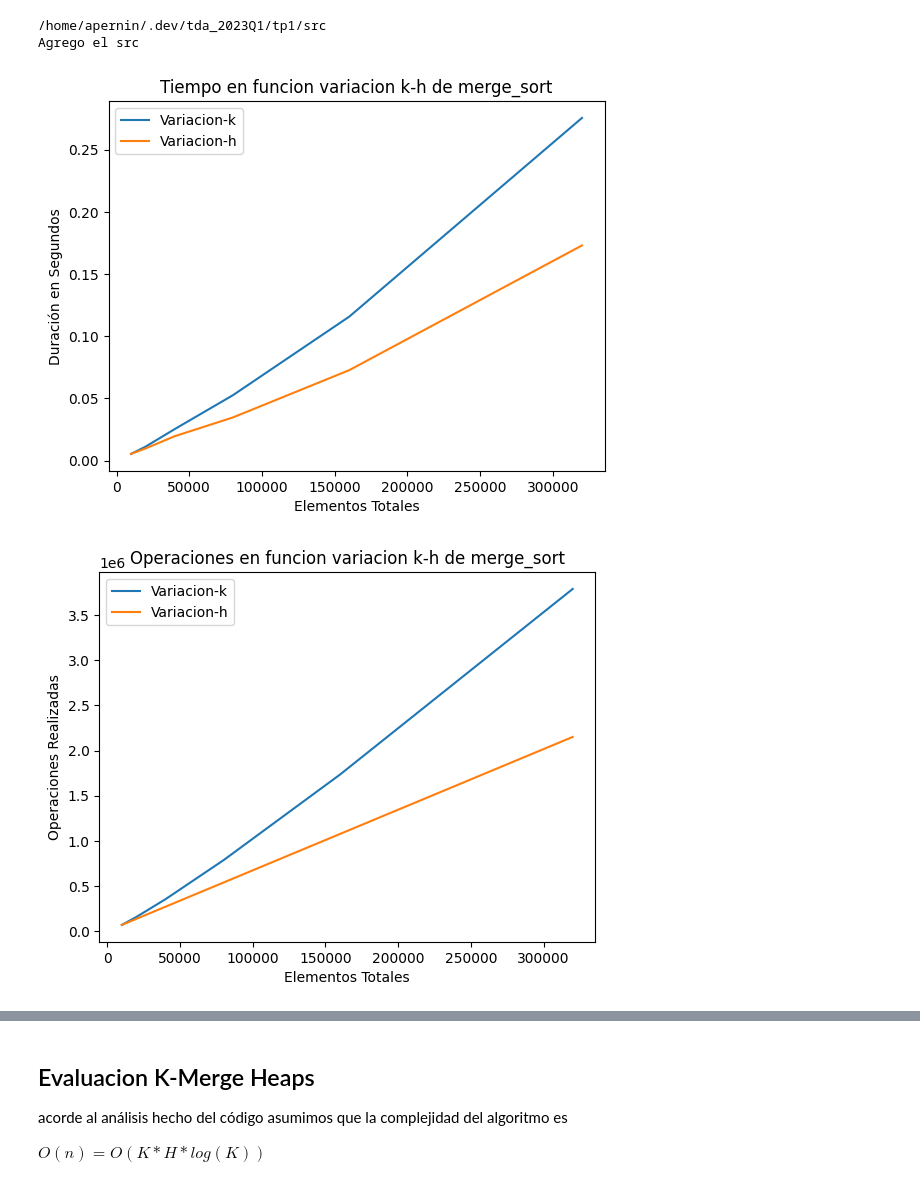
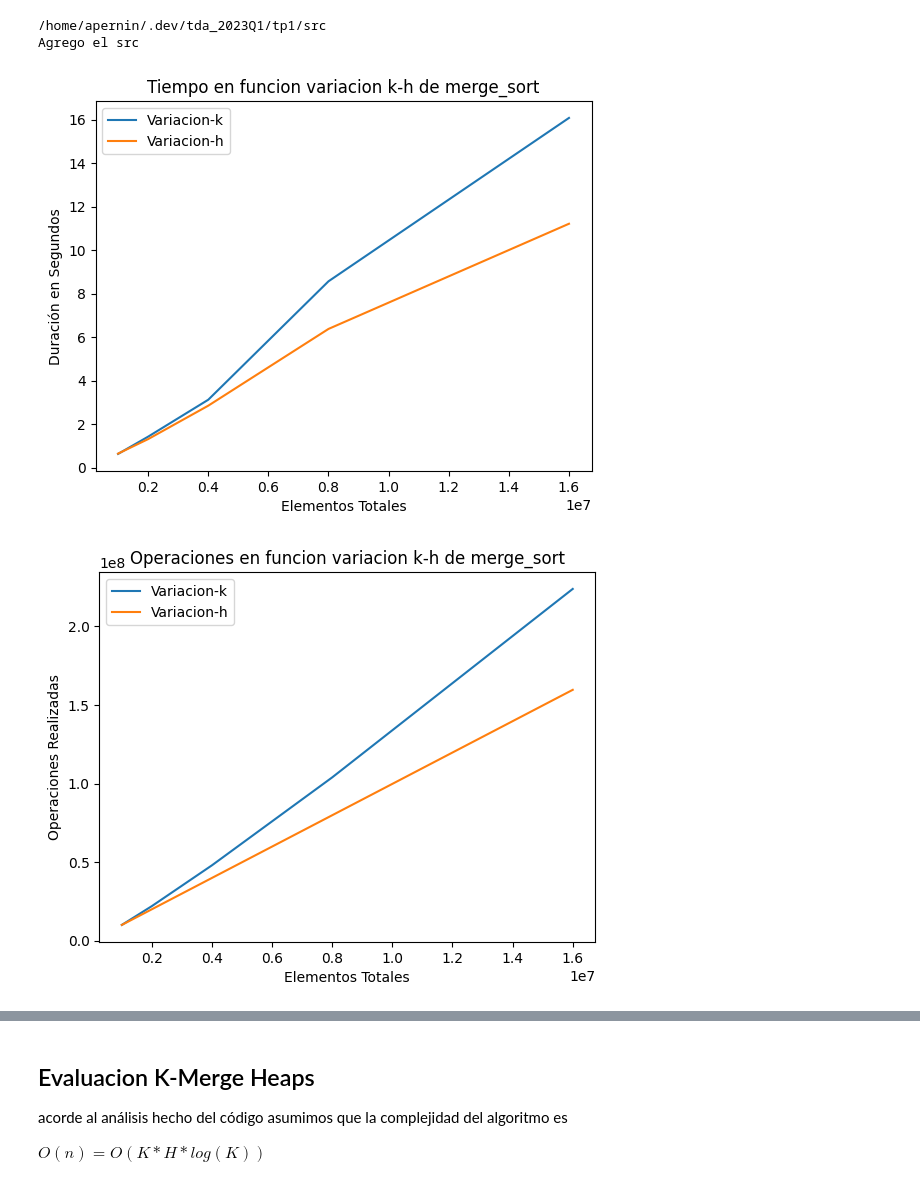
Before and after one commit to aleperno/tda_2023Q1, a Jupyter notebook: tp1/src/notebooks/Graficos.ipynb, the cells around one changed output, grey strips where cells are left out. Saved outputs shown, nothing was run; the diff lists cells and outputs as text; code cells hidden in the pictures.

```diff
--- a/tp1/src/notebooks/Graficos.ipynb
+++ b/tp1/src/notebooks/Graficos.ipynb
@@ -78,9 +79,20 @@ def test_and_plot(initial_h, initial_k, max_iter, func, multi=2, pre_test=None):
     plt.legend()
     plt.show()
 
-    return ns_k, ts_k, ops_k, ns_h, ts_h, ops_h
+    hs_k, ks_k, nns_k = list(zip(*ns_k))
+    hs_h, ks_h, nns_h = list(zip(*ns_h))
+
+    #df_k = pd.DataFrame({'n': nns_k, 'h': hs_k, 'k': ks_k, 'time': ts_k, 'ops': ops_k})
+
+    df_k = pd.DataFrame({'n': nns_k, 'h': hs_k, 'k': ks_k, 'time': ts_k, 'ops': ops_k, 'var': 'k'})
+    df_h = pd.DataFrame({'n': nns_h, 'h': hs_h, 'k': ks_h, 'time': ts_h, 'ops': ops_h, 'var': 'h'})
+
+    df_res = pd.concat([df_k, df_h])
+    df_res.sort_values(by=['n', 'h'], ascending=[True, True], inplace=True)
+
+    return df_res
 # %%
-test_and_plot(initial_h=100, initial_k=100, max_iter=6, func=merge_sort, multi=2)
+test_and_plot(initial_h=1000, initial_k=1000, max_iter=5, func=merge_sort, multi=2)
 # %% [output]
-[figure, old version]
+[figure, new version]
-[figure, old version]
+[figure, new version]
```
Also changed, not shown: parts of 6 cells of this notebook, 1 other file.
